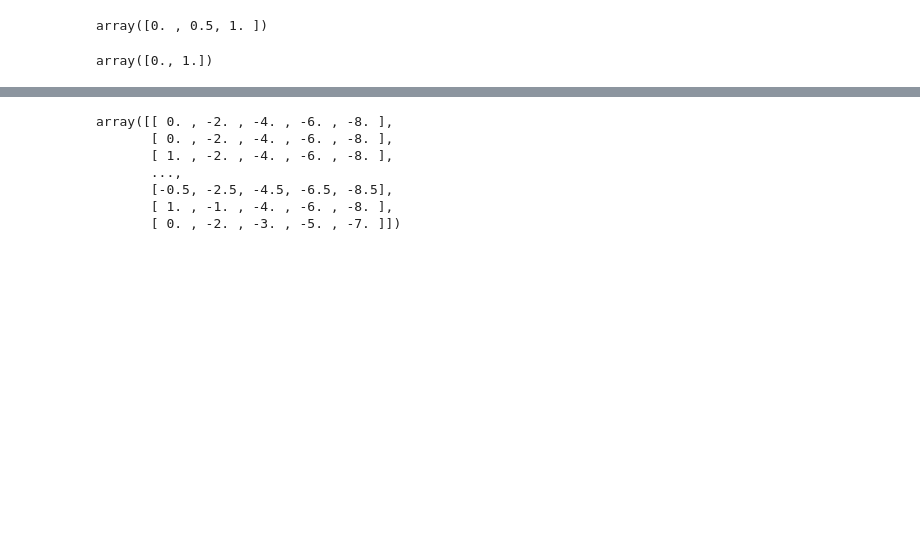
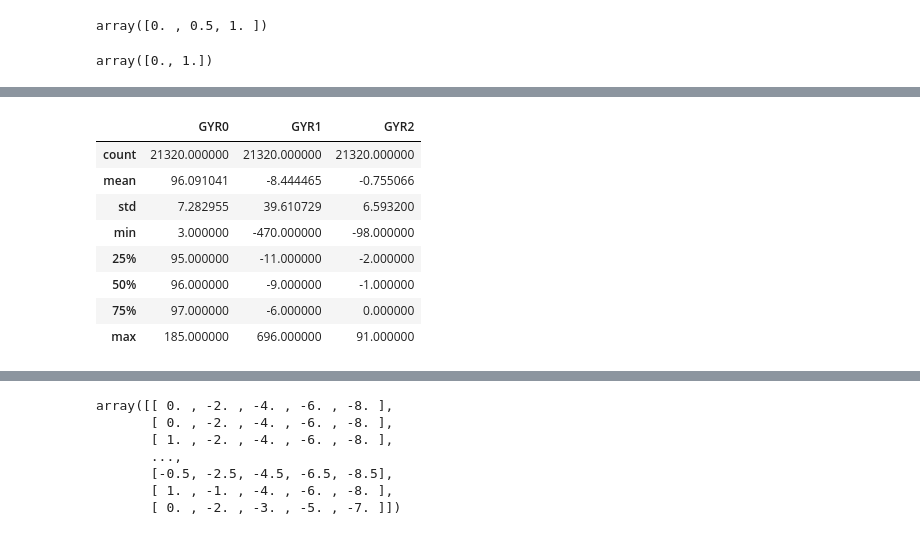
Before and after one commit to Internship-moto/Gestures_3, a Jupyter notebook: notebooks/Gestures_2.ipynb, the cells around one changed output, grey strips where cells are left out. Cells and saved outputs as stored; diff of their text form; code cells hidden in the pictures; blank space fills up the shorter version.

```diff
--- a/notebooks/Gestures_2.ipynb
+++ b/notebooks/Gestures_2.ipynb
@@ -196,0 +210,12 @@ array([0., 1.])
+# %%
+gestures_train[GYR_CH].describe()
+# %% [output]
+|  | GYR0 | GYR1 | GYR2 |
+| count | 21320.000000 | 21320.000000 | 21320.000000 |
+| mean | 96.091041 | -8.444465 | -0.755066 |
+| std | 7.282955 | 39.610729 | 6.593200 |
+| min | 3.000000 | -470.000000 | -98.000000 |
+| 25% | 95.000000 | -11.000000 | -2.000000 |
+| 50% | 96.000000 | -9.000000 | -1.000000 |
+| 75% | 97.000000 | -6.000000 | 0.000000 |
+| max | 185.000000 | 696.000000 | 91.000000 |
```
Also changed, not shown: parts of 5 cells of this notebook.
